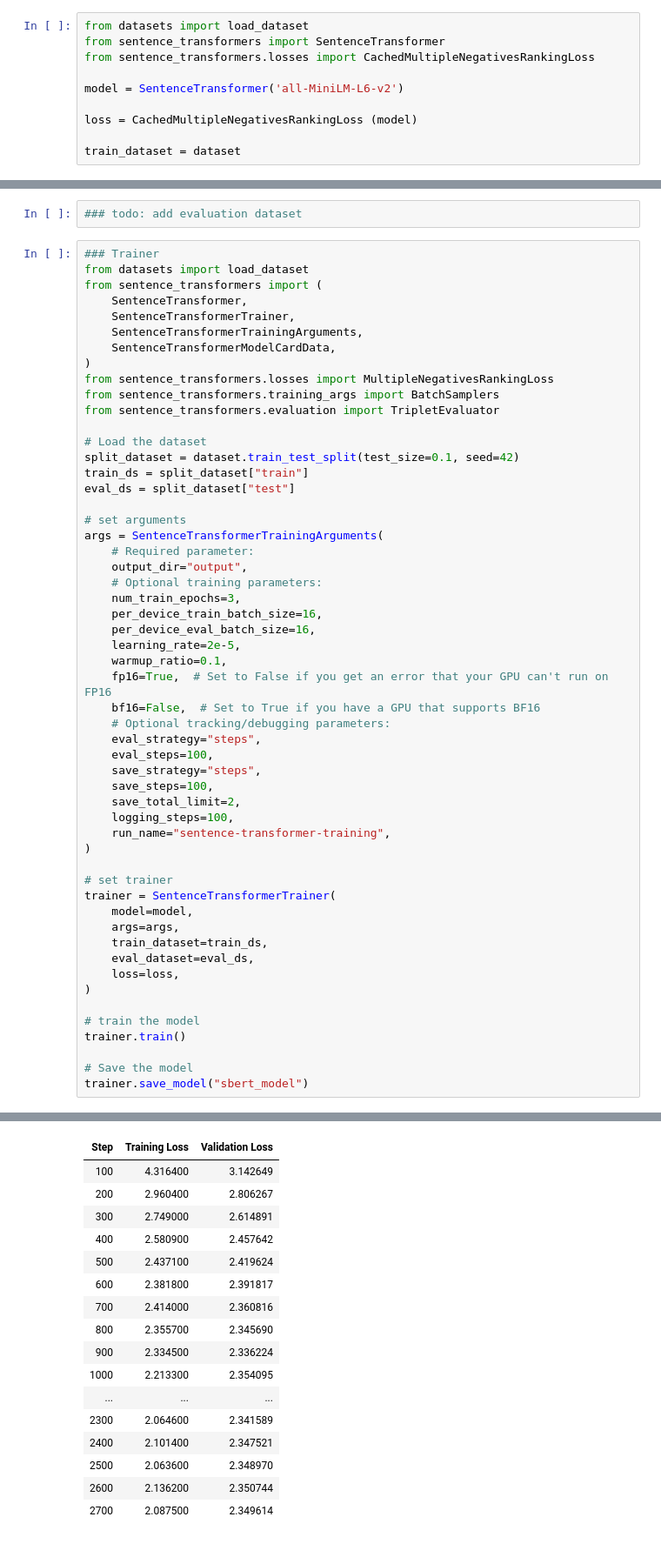
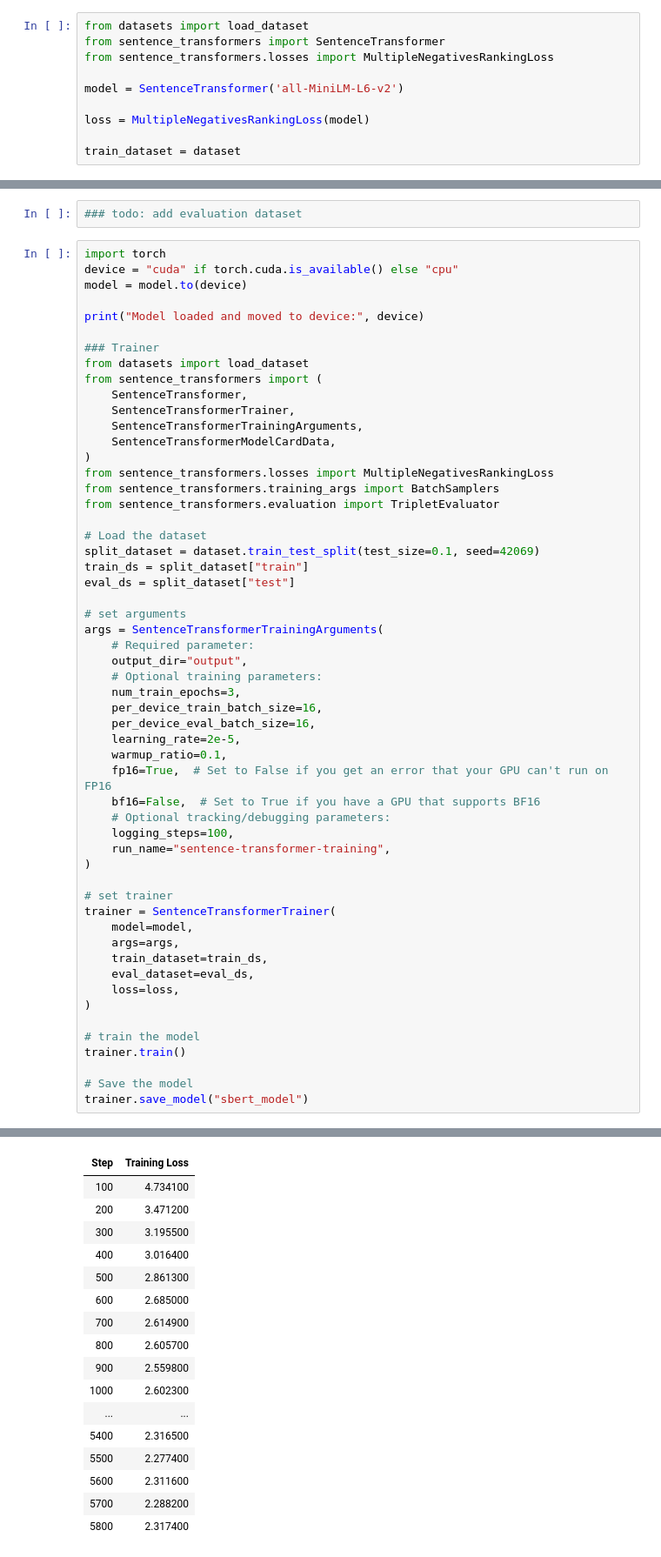
Before and after one commit to kaiizzz/COMP90042_2025, a Jupyter notebook: Agent/sb_model_training.ipynb, the cells around one changed output, grey strips where cells are left out. Shown at 87% size. Drawn from its saved outputs; the diff is of its cells as text.

```diff
--- a/Agent/sb_model_training.ipynb
+++ b/Agent/sb_model_training.ipynb
@@ -119,11 +177,11 @@ Dataset({
 # %%
 from datasets import load_dataset
 from sentence_transformers import SentenceTransformer
-from sentence_transformers.losses import CachedMultipleNegativesRankingLoss
+from sentence_transformers.losses import MultipleNegativesRankingLoss
 
 model = SentenceTransformer('all-MiniLM-L6-v2')
 
-loss = CachedMultipleNegativesRankingLoss (model)
+loss = MultipleNegativesRankingLoss(model)
 
 train_dataset = dataset
 # %% [output]
@@ -132,6 +194,12 @@ WARNING:tensorflow:From C:\Users\Bill Zhu\AppData\Local\Packages\PythonSoftwareF
 # %%
 ### todo: add evaluation dataset
 # %%
+import torch
+device = "cuda" if torch.cuda.is_available() else "cpu"
+model = model.to(device)
+
+print("Model loaded and moved to device:", device)
+
 ### Trainer
 from datasets import load_dataset
 from sentence_transformers import (
@@ -145,7 +213,7 @@ from sentence_transformers.training_args import BatchSamplers
 from sentence_transformers.evaluation import TripletEvaluator
 
 # Load the dataset
-split_dataset = dataset.train_test_split(test_size=0.1, seed=42)
+split_dataset = dataset.train_test_split(test_size=0.1, seed=42069)
 train_ds = split_dataset["train"]
 eval_ds = split_dataset["test"]
 
@@ -162,11 +230,6 @@ args = SentenceTransformerTrainingArguments(
     fp16=True,  # Set to False if you get an error that your GPU can't run on FP16
     bf16=False,  # Set to True if you have a GPU that supports BF16
     # Optional tracking/debugging parameters:
-    eval_strategy="steps",
-    eval_steps=100,
-    save_strategy="steps",
-    save_steps=100,
-    save_total_limit=2,
     logging_steps=100,
     run_name="sentence-transformer-training",
 )
@@ -190,17 +254,17 @@ trainer.save_model("sbert_model")
-| Step | Training Loss | Validation Loss |
-| 100 | 4.316400 | 3.142649 |
-| 200 | 2.960400 | 2.806267 |
-| 300 | 2.749000 | 2.614891 |
-| 400 | 2.580900 | 2.457642 |
-| 500 | 2.437100 | 2.419624 |
-| 600 | 2.381800 | 2.391817 |
-| 700 | 2.414000 | 2.360816 |
-| 800 | 2.355700 | 2.345690 |
-| 900 | 2.334500 | 2.336224 |
-| 1000 | 2.213300 | 2.354095 |
-| ... | ... | ... |
-| 2300 | 2.064600 | 2.341589 |
-| 2400 | 2.101400 | 2.347521 |
-| 2500 | 2.063600 | 2.348970 |
-| 2600 | 2.136200 | 2.350744 |
-| 2700 | 2.087500 | 2.349614 |
+| Step | Training Loss |
+| 100 | 4.734100 |
+| 200 | 3.471200 |
+| 300 | 3.195500 |
+| 400 | 3.016400 |
+| 500 | 2.861300 |
+| 600 | 2.685000 |
+| 700 | 2.614900 |
+| 800 | 2.605700 |
+| 900 | 2.559800 |
+| 1000 | 2.602300 |
+| ... | ... |
+| 5400 | 2.316500 |
+| 5500 | 2.277400 |
+| 5600 | 2.311600 |
+| 5700 | 2.288200 |
+| 5800 | 2.317400 |
```
Also changed, not shown: parts of 8 cells of this notebook, 5 other files.
